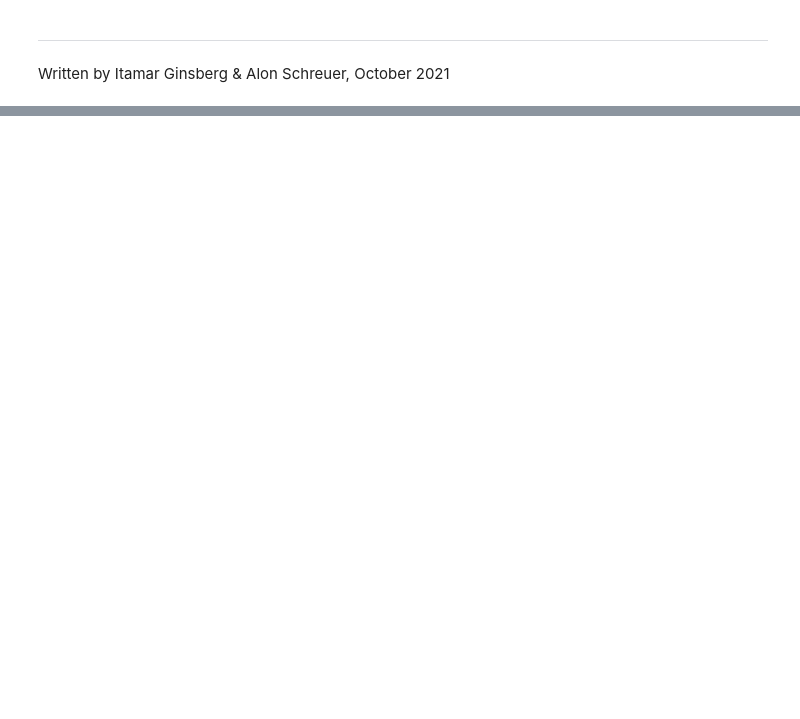
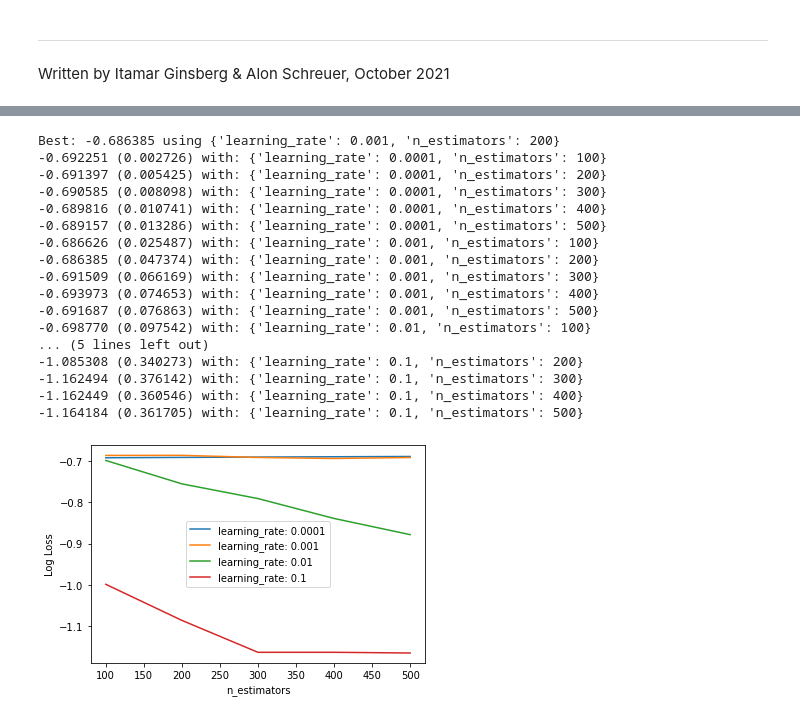
Before and after one commit to etgins/Mice_ASD_Diagnosis, a Jupyter notebook: final_classification.ipynb, the cells around one changed output, grey strips where cells are left out. Cells and saved outputs as stored; diff of their text form; code cells hidden in the pictures; blank space fills up the shorter version.

```diff
--- a/final_classification.ipynb
+++ b/final_classification.ipynb
@@ -41,10 +5,0 @@ D_test = xgb.DMatrix(X_test, label=Y_test)
-# %%
-# define model hyper-parameters
-
-param = {
-    'eta': 0.3, # learning rate - reduce weight of new models, prevent overfitting
-    'max_depth': 3,  # max_depth of tree
-    'objective': 'multi:softprob',  # loss function
-    'num_class': 2} # number of classes
-
-steps = 20  # The number of training iterations
@@ -89,0 +32,7 @@ model.dump_model('dump.raw.txt')
+# %%
+# load data from xls/csv file
+dataset = pd.read_csv("/content/drive/MyDrive/Project_A/Project_A_files/processed_data_for_final_classification.csv", header=None)
+# dataset.info()
+
+X = dataset.iloc[:,:-1]
+y = dataset.iloc[:,-1]
@@ -89,0 +354,61 @@ model.dump_model('dump.raw.txt')
+# %%
+# XGBoost on Otto dataset, Tune learning_rate and n_estimators
+from pandas import read_csv
+from xgboost import XGBClassifier
+from sklearn.model_selection import GridSearchCV
+from sklearn.model_selection import StratifiedKFold
+from sklearn.preprocessing import LabelEncoder
+import matplotlib
+matplotlib.use('Agg')
+from matplotlib import pyplot
+import numpy
+# load data
+# data = read_csv('train.csv')
+# dataset = data.values
+# # split data into X and y
+# X = dataset[:,0:94]
+# y = dataset[:,94]
+# encode string class values as integers
+label_encoded_y = LabelEncoder().fit_transform(y)
+# grid search
+model = XGBClassifier()
+n_estimators = [100, 200, 300, 400, 500]
+learning_rate = [0.0001, 0.001, 0.01, 0.1]
+param_grid = dict(learning_rate=learning_rate, n_estimators=n_estimators)
+kfold = StratifiedKFold(n_splits=10, shuffle=True, random_state=7)
+grid_search = GridSearchCV(model, param_grid, scoring="neg_log_loss", n_jobs=-1, cv=kfold)
+grid_result = grid_search.fit(X, label_encoded_y)
+# summarize results
+print("Best: %f using %s" % (grid_result.best_score_, grid_result.best_params_))
+means = grid_result.cv_results_['mean_test_score']
+stds = grid_result.cv_results_['std_test_score']
+params = grid_result.cv_results_['params']
+for mean, stdev, param in zip(means, stds, params):
+	print("%f (%f) with: %r" % (mean, stdev, param))
+# plot results
+scores = numpy.array(means).reshape(len(learning_rate), len(n_estimators))
+for i, value in enumerate(learning_rate):
+    pyplot.plot(n_estimators, scores[i], label='learning_rate: ' + str(value))
+pyplot.legend()
+pyplot.xlabel('n_estimators')
+pyplot.ylabel('Log Loss')
+pyplot.savefig('n_estimators_vs_learning_rate.png')
+# %% [output]
+Best: -0.686385 using {'learning_rate': 0.001, 'n_estimators': 200}
+-0.692251 (0.002726) with: {'learning_rate': 0.0001, 'n_estimators': 100}
+-0.691397 (0.005425) with: {'learning_rate': 0.0001, 'n_estimators': 200}
+-0.690585 (0.008098) with: {'learning_rate': 0.0001, 'n_estimators': 300}
+-0.689816 (0.010741) with: {'learning_rate': 0.0001, 'n_estimators': 400}
+-0.689157 (0.013286) with: {'learning_rate': 0.0001, 'n_estimators': 500}
+-0.686626 (0.025487) with: {'learning_rate': 0.001, 'n_estimators': 100}
+-0.686385 (0.047374) with: {'learning_rate': 0.001, 'n_estimators': 200}
+-0.691509 (0.066169) with: {'learning_rate': 0.001, 'n_estimators': 300}
+-0.693973 (0.074653) with: {'learning_rate': 0.001, 'n_estimators': 400}
+-0.691687 (0.076863) with: {'learning_rate': 0.001, 'n_estimators': 500}
+-0.698770 (0.097542) with: {'learning_rate': 0.01, 'n_estimators': 100}
+... (5 lines left out)
+-1.085308 (0.340273) with: {'learning_rate': 0.1, 'n_estimators': 200}
+-1.162494 (0.376142) with: {'learning_rate': 0.1, 'n_estimators': 300}
+-1.162449 (0.360546) with: {'learning_rate': 0.1, 'n_estimators': 400}
+-1.164184 (0.361705) with: {'learning_rate': 0.1, 'n_estimators': 500}
+[figure, added]
```
Also changed, not shown: parts of 36 cells of this notebook.
